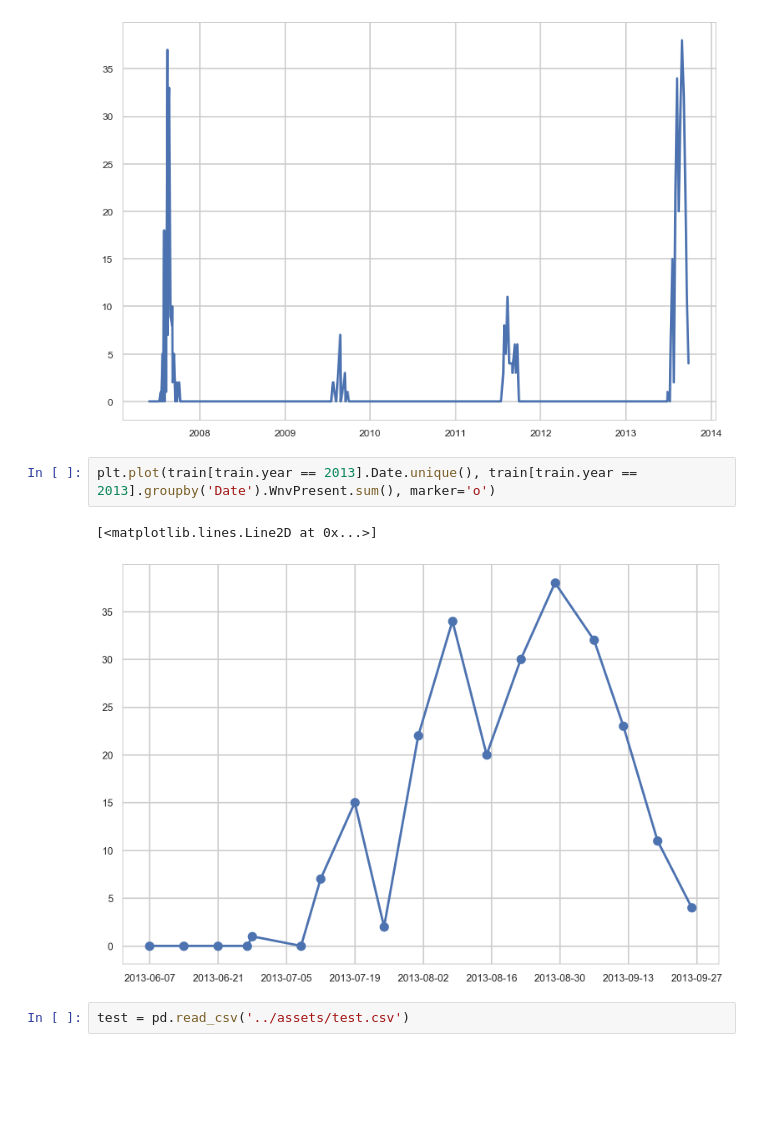
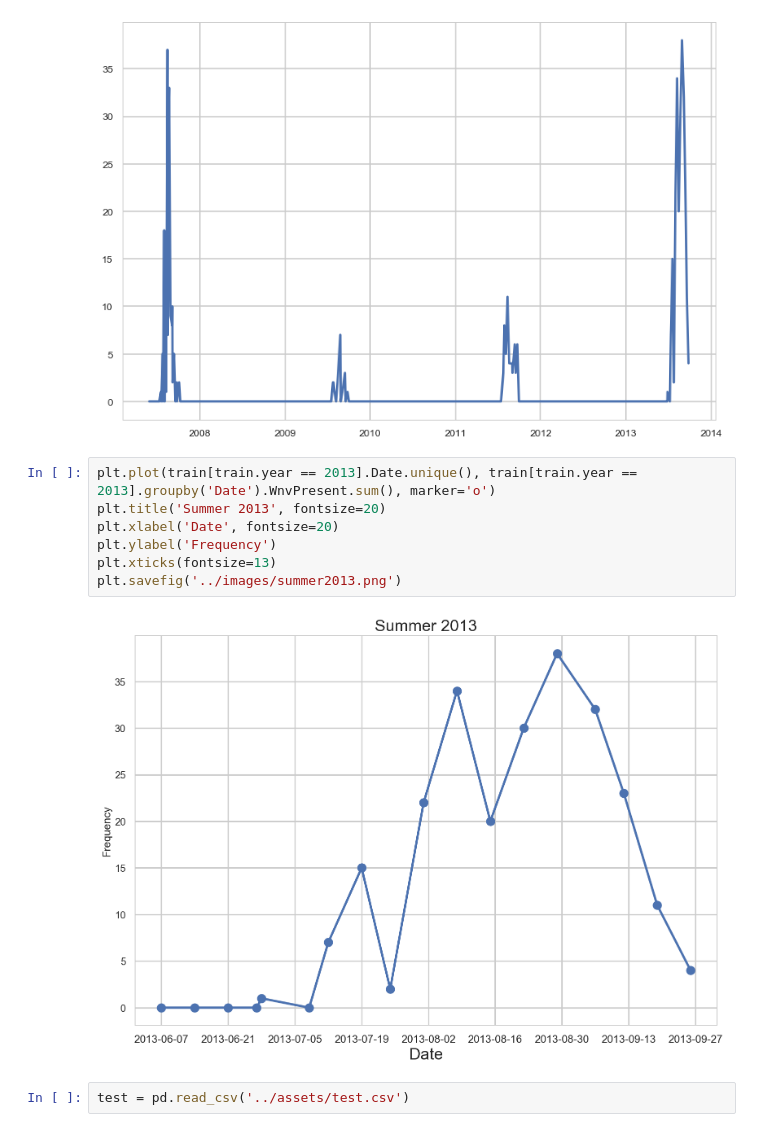
Before and after one commit to tkh5044/ADT-Kaggle, a Jupyter notebook: code/west-nile-eda.ipynb, the cells around one changed output. Cells and saved outputs as stored; diff of their text form; blank space fills up the shorter version.

```diff
--- a/code/west-nile-eda.ipynb
+++ b/code/west-nile-eda.ipynb
@@ -301,9 +303,13 @@ plt.plot(train.Date.unique(), train.groupby('Date').WnvPresent.sum())
 [figure]
 # %%
 plt.plot(train[train.year == 2013].Date.unique(), train[train.year == 2013].groupby('Date').WnvPresent.sum(), marker='o')
+plt.title('Summer 2013', fontsize=20)
+plt.xlabel('Date', fontsize=20)
+plt.ylabel('Frequency')
+plt.xticks(fontsize=13)
+plt.savefig('../images/summer2013.png')
 # %% [output]
-[<matplotlib.lines.Line2D at 0x...>]
-[figure, old version]
+[figure, new version]
 # %%
 test = pd.read_csv('../assets/test.csv')
 # %%
```
Also changed, not shown: parts of 2 cells of this notebook, 11 other files.
